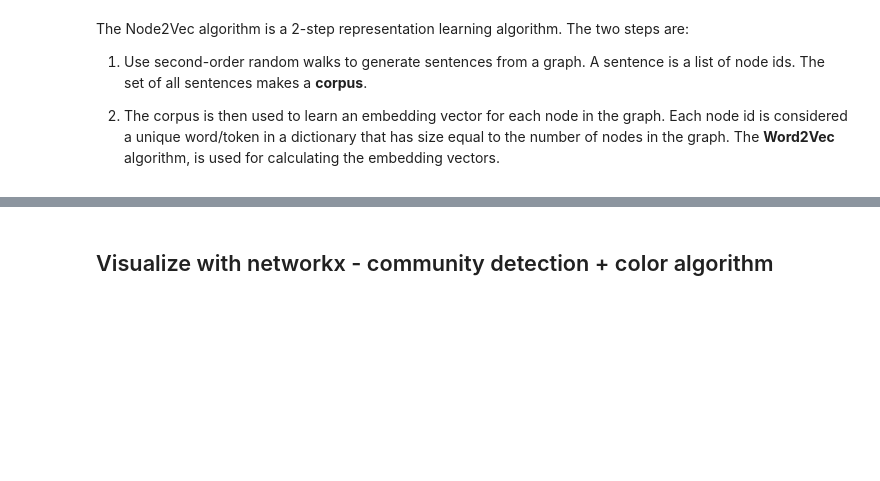
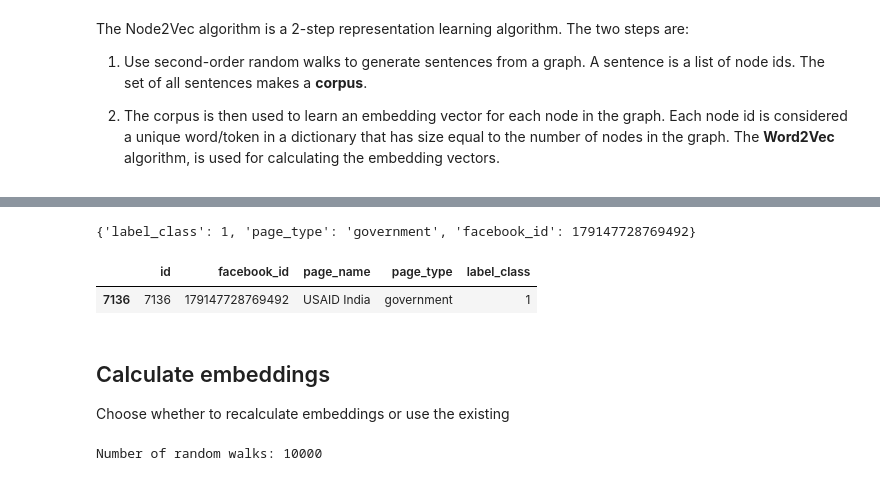
Before and after one commit to TimKong21/MEMGRAPH-Graph-Analytics-with-NetworkX, a Jupyter notebook: Asssignments/Assignment 5_Graph embeddings _machine learning/Untitled.ipynb, the cells around one changed output, grey strips where cells are left out. Cells and saved outputs as stored; diff of their text form; code cells hidden in the pictures; blank space fills up the shorter version.

```diff
--- a/Asssignments/Assignment 5_Graph embeddings _machine learning/Untitled.ipynb
+++ b/Asssignments/Assignment 5_Graph embeddings _machine learning/Untitled.ipynb
@@ -246,2 +242,16 @@ len(list(G.nodes))
-# %% [markdown]
-## Visualize with networkx - community detection + color algorithm
+# %%
+G.nodes[7136]
+# %% [output]
+{'label_class': 1, 'page_type': 'government', 'facebook_id': 179147728769492}
+# %%
+nodes.loc[nodes['id'] == 7136] #quickly verify correct info passed
+# %% [output]
+|  | id | facebook_id | page_name | page_type | label_class |
+| 7136 | 7136 | 179147728769492 | USAID India | government | 1 |
+# %% [markdown]
+## Calculate embeddings
+Choose whether to recalculate embeddings or use the existing
+# %%
+embeddings_dict = calculate_embeddings(True, G, 'embeddings.txt')
+# %% [output]
+Number of random walks: 10000
```
Also changed, not shown: parts of 33 cells of this notebook, 2 other files.
